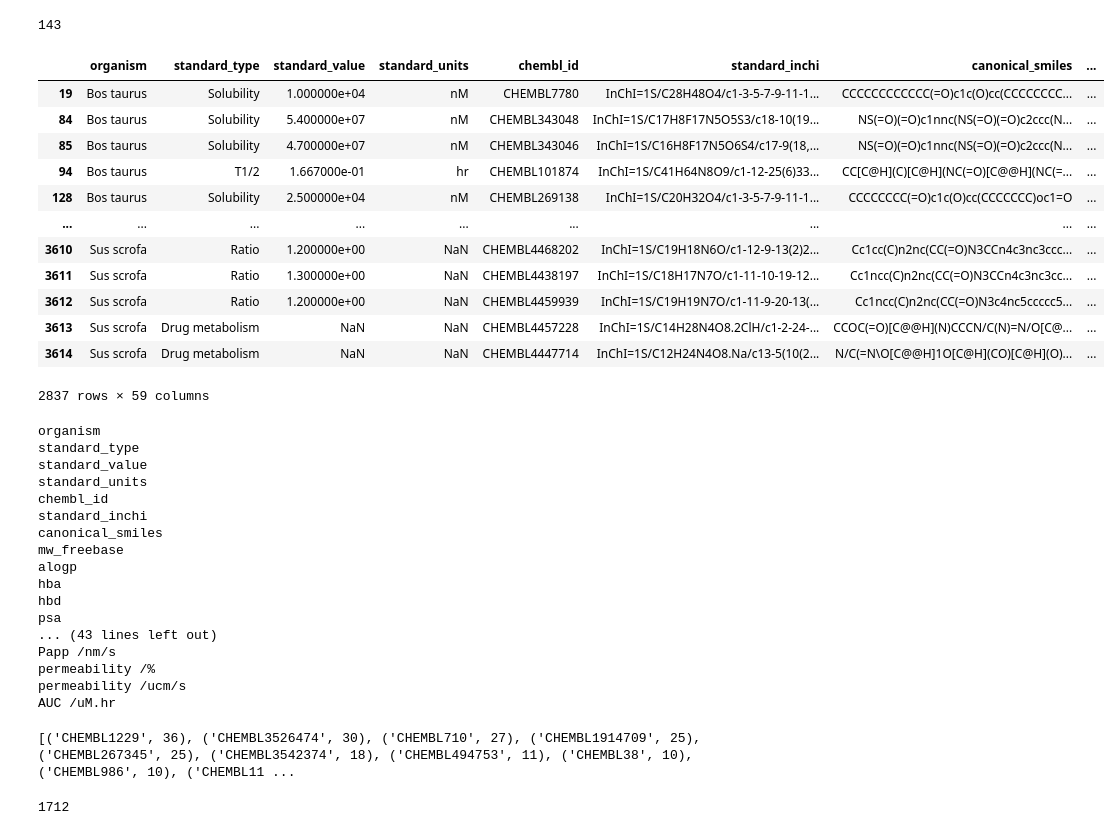
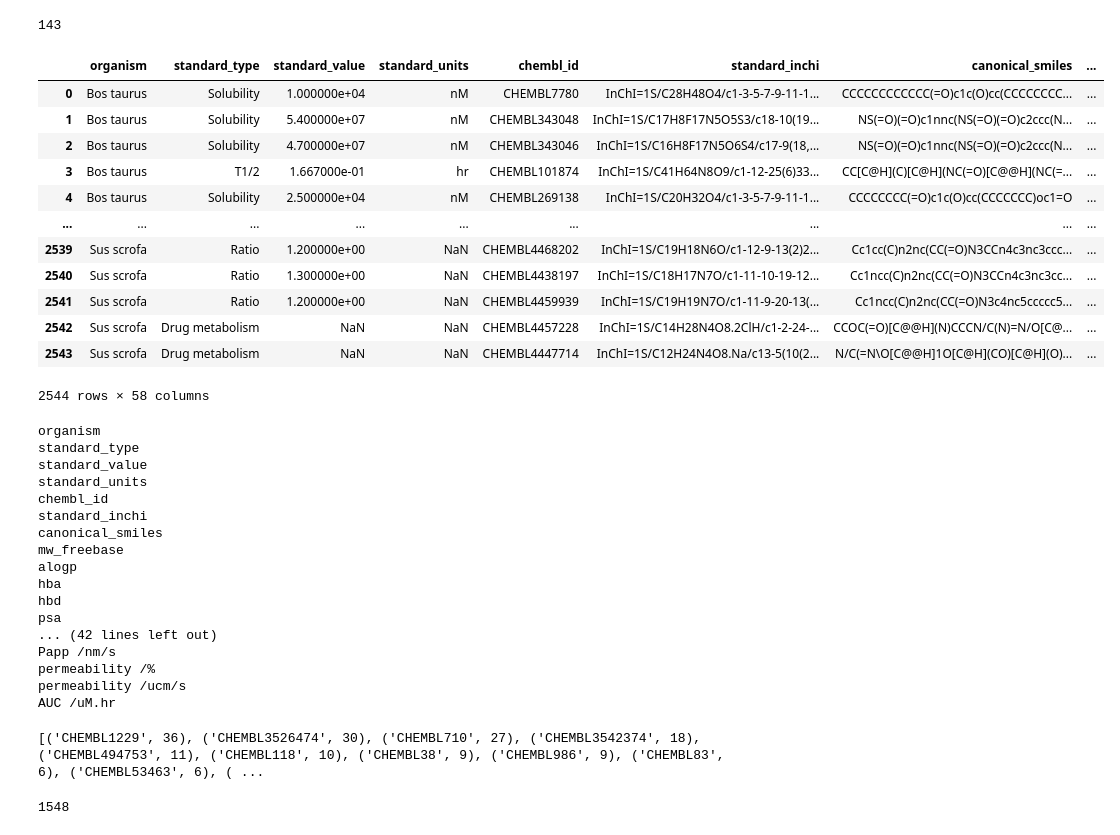
Before and after one commit to Cargill-Capstone2021/ADME-modeling-for-Cargill, a Jupyter notebook: working/data_preparation.ipynb, the cells around one changed output. Saved outputs shown, nothing was run; the diff lists cells and outputs as text; code cells hidden in the pictures.

```diff
--- a/working/data_preparation.ipynb
+++ b/working/data_preparation.ipynb
@@ -83,7 +83,7 @@ len(seen)
 # %%
 #trying to unify the units.
 header_list = ['Solubility /nM', 'T1/2 /hr',
-               'Activity /%', 'Activity /nan', 'Activity /ug ml-1',
+               'Activity /%', 'Activity /ug ml-1',
                'IC50 /nM', 'LD50 /uM', 'ED50 /ug ml-1',
                'F /%', 'Cmax /nM', 'Cmax /ug.mL-1', 'Tmax /hr'
                'Inhibition /%',
@@ -101,30 +101,31 @@ header_list = ['Solubility /nM', 'T1/2 /hr',
 # %%
 for i in header_list:
         df_cattle[i] = np.nan
 
 for index, row in df_cattle.iterrows():
     act_type = str(row['standard_type']) + ' /' + str(row['standard_units'])
     if act_type in header_list:
         header = act_type
         df_cattle.loc[index, header] = row['standard_value']
     else:
         df_cattle = df_cattle.drop([index])
 
+df_cattle = df_cattle.reset_index(drop=True)
 df_cattle
 # %% [output]
 |  | organism | standard_type | standard_value | standard_units | chembl_id | standard_inchi | canonical_smiles | ... |
-| 19 | Bos taurus | Solubility | 1.000000e+04 | nM | CHEMBL7780 | InChI=1S/C28H48O4/c1-3-5-7-9-11-1... | CCCCCCCCCCCC(=O)c1c(O)cc(CCCCCCCC... | ... |
-| 84 | Bos taurus | Solubility | 5.400000e+07 | nM | CHEMBL343048 | InChI=1S/C17H8F17N5O5S3/c18-10(19... | NS(=O)(=O)c1nnc(NS(=O)(=O)c2ccc(N... | ... |
-| 85 | Bos taurus | Solubility | 4.700000e+07 | nM | CHEMBL343046 | InChI=1S/C16H8F17N5O6S4/c17-9(18,... | NS(=O)(=O)c1nnc(NS(=O)(=O)c2ccc(N... | ... |
-| 94 | Bos taurus | T1/2 | 1.667000e-01 | hr | CHEMBL101874 | InChI=1S/C41H64N8O9/c1-12-25(6)33... | CC[C@H](C)[C@H](NC(=O)[C@@H](NC(=... | ... |
-| 128 | Bos taurus | Solubility | 2.500000e+04 | nM | CHEMBL269138 | InChI=1S/C20H32O4/c1-3-5-7-9-11-1... | CCCCCCCC(=O)c1c(O)cc(CCCCCCC)oc1=O | ... |
+| 0 | Bos taurus | Solubility | 1.000000e+04 | nM | CHEMBL7780 | InChI=1S/C28H48O4/c1-3-5-7-9-11-1... | CCCCCCCCCCCC(=O)c1c(O)cc(CCCCCCCC... | ... |
+| 1 | Bos taurus | Solubility | 5.400000e+07 | nM | CHEMBL343048 | InChI=1S/C17H8F17N5O5S3/c18-10(19... | NS(=O)(=O)c1nnc(NS(=O)(=O)c2ccc(N... | ... |
+| 2 | Bos taurus | Solubility | 4.700000e+07 | nM | CHEMBL343046 | InChI=1S/C16H8F17N5O6S4/c17-9(18,... | NS(=O)(=O)c1nnc(NS(=O)(=O)c2ccc(N... | ... |
+| 3 | Bos taurus | T1/2 | 1.667000e-01 | hr | CHEMBL101874 | InChI=1S/C41H64N8O9/c1-12-25(6)33... | CC[C@H](C)[C@H](NC(=O)[C@@H](NC(=... | ... |
+| 4 | Bos taurus | Solubility | 2.500000e+04 | nM | CHEMBL269138 | InChI=1S/C20H32O4/c1-3-5-7-9-11-1... | CCCCCCCC(=O)c1c(O)cc(CCCCCCC)oc1=O | ... |
 | ... | ... | ... | ... | ... | ... | ... | ... | ... |
-| 3610 | Sus scrofa | Ratio | 1.200000e+00 | NaN | CHEMBL4468202 | InChI=1S/C19H18N6O/c1-12-9-13(2)2... | Cc1cc(C)n2nc(CC(=O)N3CCn4c3nc3ccc... | ... |
-| 3611 | Sus scrofa | Ratio | 1.300000e+00 | NaN | CHEMBL4438197 | InChI=1S/C18H17N7O/c1-11-10-19-12... | Cc1ncc(C)n2nc(CC(=O)N3CCn4c3nc3cc... | ... |
-| 3612 | Sus scrofa | Ratio | 1.200000e+00 | NaN | CHEMBL4459939 | InChI=1S/C19H19N7O/c1-11-9-20-13(... | Cc1ncc(C)n2nc(CC(=O)N3c4nc5ccccc5... | ... |
-| 3613 | Sus scrofa | Drug metabolism | NaN | NaN | CHEMBL4457228 | InChI=1S/C14H28N4O8.2ClH/c1-2-24-... | CCOC(=O)[C@@H](N)CCCN/C(N)=N/O[C@... | ... |
-| 3614 | Sus scrofa | Drug metabolism | NaN | NaN | CHEMBL4447714 | InChI=1S/C12H24N4O8.Na/c13-5(10(2... | N/C(=N\O[C@@H]1O[C@H](CO)[C@H](O)... | ... |
+| 2539 | Sus scrofa | Ratio | 1.200000e+00 | NaN | CHEMBL4468202 | InChI=1S/C19H18N6O/c1-12-9-13(2)2... | Cc1cc(C)n2nc(CC(=O)N3CCn4c3nc3ccc... | ... |
+| 2540 | Sus scrofa | Ratio | 1.300000e+00 | NaN | CHEMBL4438197 | InChI=1S/C18H17N7O/c1-11-10-19-12... | Cc1ncc(C)n2nc(CC(=O)N3CCn4c3nc3cc... | ... |
+| 2541 | Sus scrofa | Ratio | 1.200000e+00 | NaN | CHEMBL4459939 | InChI=1S/C19H19N7O/c1-11-9-20-13(... | Cc1ncc(C)n2nc(CC(=O)N3c4nc5ccccc5... | ... |
+| 2542 | Sus scrofa | Drug metabolism | NaN | NaN | CHEMBL4457228 | InChI=1S/C14H28N4O8.2ClH/c1-2-24-... | CCOC(=O)[C@@H](N)CCCN/C(N)=N/O[C@... | ... |
+| 2543 | Sus scrofa | Drug metabolism | NaN | NaN | CHEMBL4447714 | InChI=1S/C12H24N4O8.Na/c13-5(10(2... | N/C(=N\O[C@@H]1O[C@H](CO)[C@H](O)... | ... |
-2837 rows × 59 columns
+2544 rows × 58 columns
 # %%
 for i in df_cattle.columns:
     print(i)
@@ -141,7 +142,7 @@ alogp
 hba
 hbd
 psa
-... (43 lines left out)
+... (42 lines left out)
 Papp /nm/s
 permeability /%
 permeability /ucm/s
@@ -159,5 +160,5 @@ seen_sorted = sorted(seen.items(), key=lambda x: x[1], reverse=True)
 print(seen_sorted)
 len(seen_sorted)
 # %% [output]
-[('CHEMBL1229', 36), ('CHEMBL3526474', 30), ('CHEMBL710', 27), ('CHEMBL1914709', 25), ('CHEMBL267345', 25), ('CHEMBL3542374', 18), ('CHEMBL494753', 11), ('CHEMBL38', 10), ('CHEMBL986', 10), ('CHEMBL11 ...
+[('CHEMBL1229', 36), ('CHEMBL3526474', 30), ('CHEMBL710', 27), ('CHEMBL3542374', 18), ('CHEMBL494753', 11), ('CHEMBL118', 10), ('CHEMBL38', 9), ('CHEMBL986', 9), ('CHEMBL83', 6), ('CHEMBL53463', 6), ( ...
-1712
+1548
```
Also changed, not shown: parts of 12 cells of this notebook.
